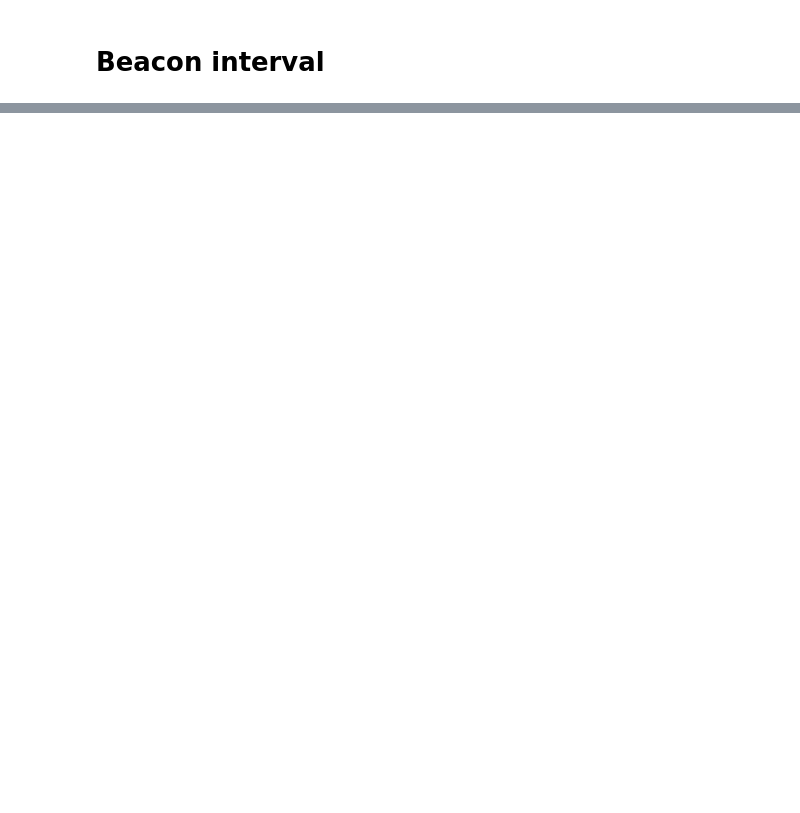
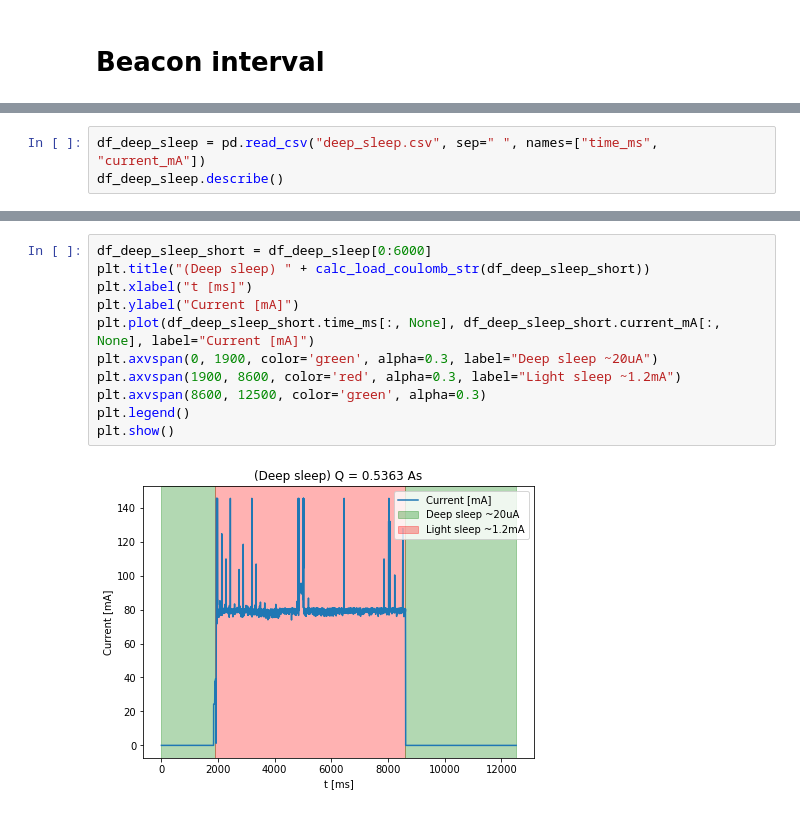
Before and after one commit to widmannthomas/dibse_integratives_gesamt_projekt, a Jupyter notebook: current_sensor/sleep_modes/sleep_modes.ipynb, the cells around one changed output, grey strips where cells are left out. Cells and saved outputs as stored; diff of their text form; blank space fills up the shorter version.

```diff
--- a/current_sensor/sleep_modes/sleep_modes.ipynb
+++ b/current_sensor/sleep_modes/sleep_modes.ipynb
@@ -53,0 +86,3 @@ plt.show()
+# %%
+df_deep_sleep = pd.read_csv("deep_sleep.csv", sep=" ", names=["time_ms", "current_mA"])
+df_deep_sleep.describe()
@@ -53,0 +99,13 @@ plt.show()
+# %%
+df_deep_sleep_short = df_deep_sleep[0:6000]
+plt.title("(Deep sleep) " + calc_load_coulomb_str(df_deep_sleep_short))
+plt.xlabel("t [ms]")
+plt.ylabel("Current [mA]")
+plt.plot(df_deep_sleep_short.time_ms[:, None], df_deep_sleep_short.current_mA[:, None], label="Current [mA]")
+plt.axvspan(0, 1900, color='green', alpha=0.3, label="Deep sleep ~20uA")
+plt.axvspan(1900, 8600, color='red', alpha=0.3, label="Light sleep ~1.2mA")
+plt.axvspan(8600, 12500, color='green', alpha=0.3)
+plt.legend()
+plt.show()
+# %% [output]
+[figure, added]
```
Also changed, not shown: parts of 8 cells of this notebook, 15 other files.
